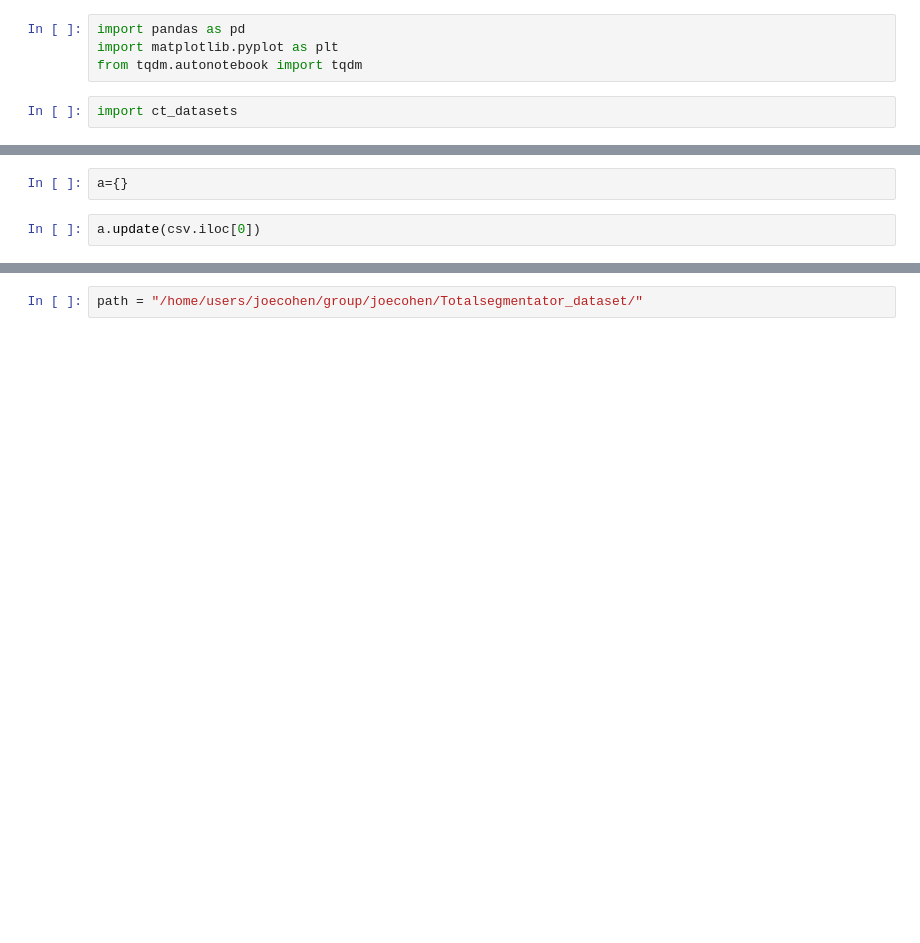
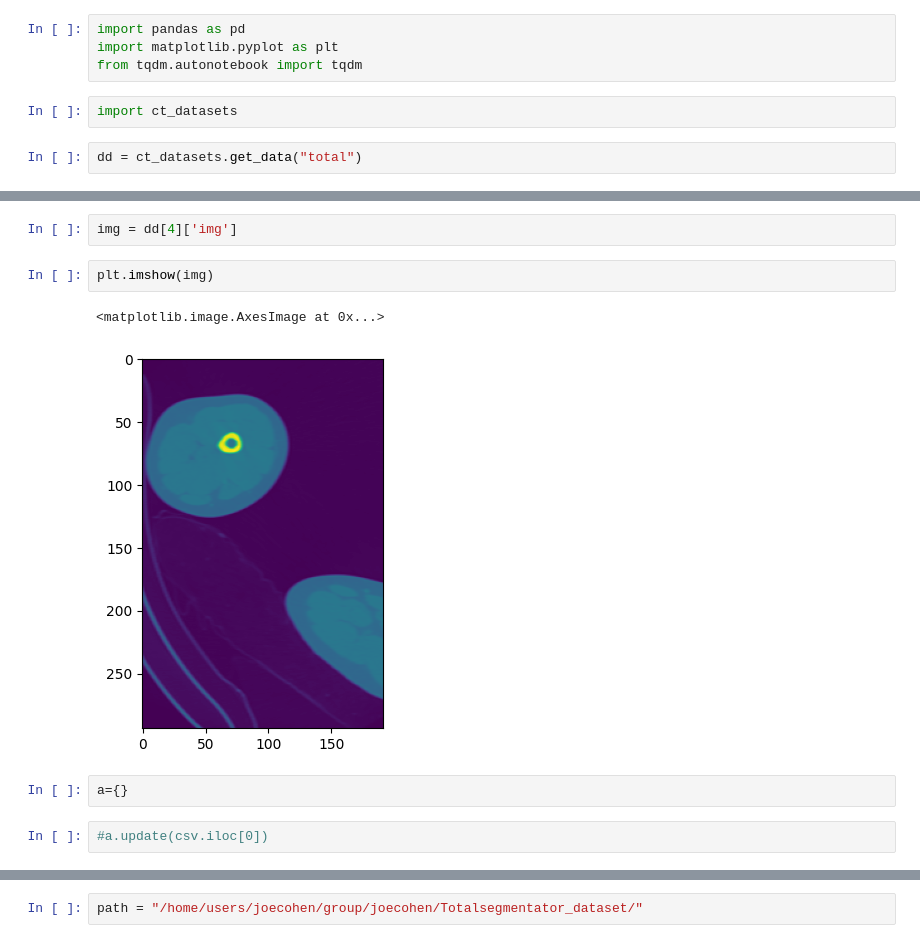
Before and after one commit to ieee8023/ct-counterfactuals, a Jupyter notebook: explore.ipynb, the cells around one changed output, grey strips where cells are left out. Saved outputs shown, nothing was run; the diff lists cells and outputs as text; blank space fills up the shorter version.

```diff
--- a/explore.ipynb
+++ b/explore.ipynb
@@ -7,3 +10,5 @@ import matplotlib.pyplot as plt
 from tqdm.autonotebook import tqdm
 # %%
 import ct_datasets
+# %%
+dd = ct_datasets.get_data("total")
@@ -10,7 +183,14 @@ import ct_datasets
+# %%
+img = dd[4]['img']
+# %%
+plt.imshow(img)
+# %% [output]
+<matplotlib.image.AxesImage at 0x...>
+[figure, added]
 # %%
 a={}
 # %%
-a.update(csv.iloc[0])
+#a.update(csv.iloc[0])
 # %%
 # for i, row in csv.iterrows():
 #     print(row)
```
Also changed, not shown: parts of 37 cells of this notebook, 1 other file.
